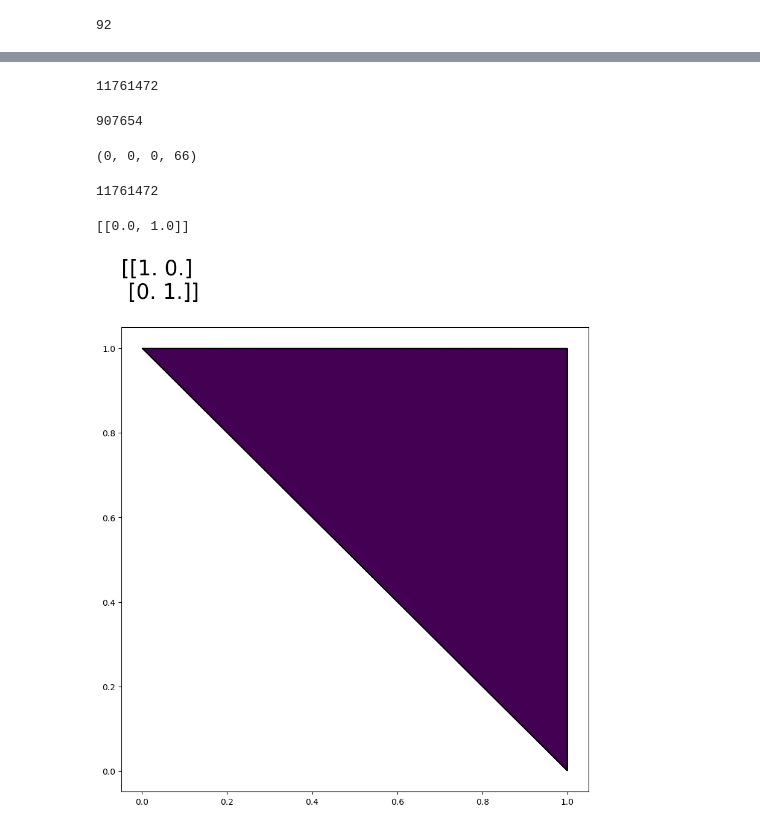
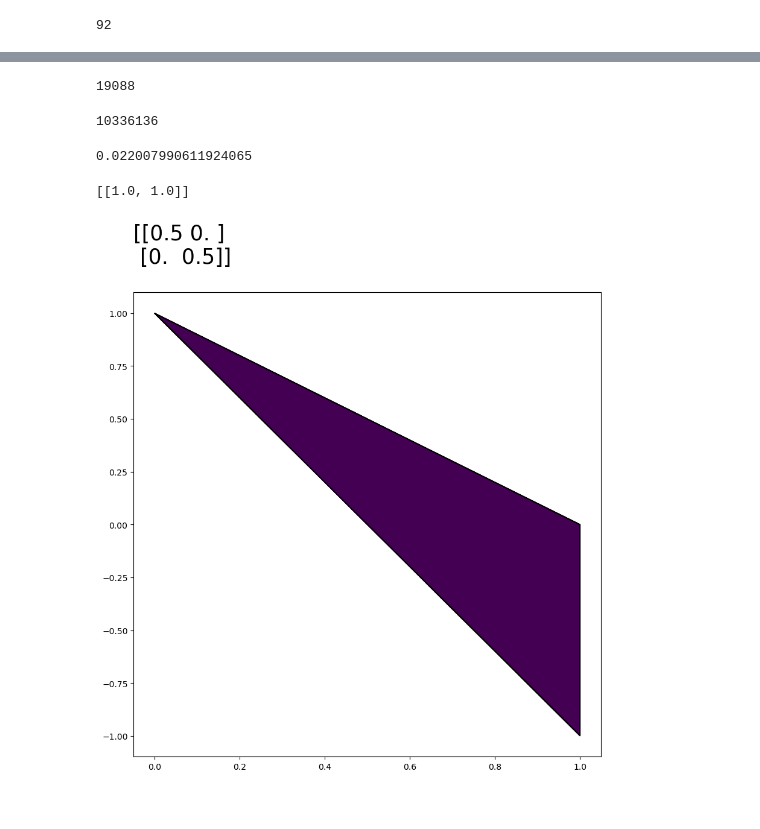
Before and after one commit to mlbeers/MXM, a Jupyter notebook: Poincare_Sections/Testing.ipynb, the cells around one changed output, grey strips where cells are left out. Saved outputs shown, nothing was run; the diff lists cells and outputs as text; code cells hidden in the pictures.

```diff
--- a/Poincare_Sections/Testing.ipynb
+++ b/Poincare_Sections/Testing.ipynb
@@ -108,14 +192,14 @@ perm.show()
 # %%
-vecs0 = load_arrays_from_file(os.path.join("vecs", "vecs7-4(1).npy"))
-vecs1 = load_arrays_from_file(os.path.join("vecs", "vecs7-3.npy"))
+vecs0 = load_arrays_from_file(os.path.join("vecs", "vecs7-1.npy"))
+vecs1 = load_arrays_from_file(os.path.join("vecs", "vecs8-1.npy"))
 # %%
 len(vecs0)
 # %% [output]
-11761472
+19088
 # %%
 len(vecs1)
 # %% [output]
-907654
+10336136
 # %%
 # load these values after kernel crashes
 %store -r a
@@ -126,36 +210,37 @@ len(vecs1)
 %store -r total_list
 %store -r dfs
 # %%
-len(dfs), len(total_list), total, len(a)
+import pickle
+with open(os.path.join("results", f"{7} - {0}", "setup.pkl"), 'rb') as f:
+    loaded_data = pickle.load(f)
+a,c,e,g = loaded_data
-# %% [output]
-(0, 0, 0, 66)
 # %%
 #Run computations for individual cusps and see if the output is decent
 #j represents the jth cusps
 #change i to get new output for the jth cusp
 
-# 0, 24, 24, 0, 6, 13, 0, 3, 3, 1
-
+t0 = time()
 i = 0
 j = 0
 n_squares = 7
 dx = 0.0005
-index = 4
-vecs, x_vals, m0, m1, x0, y0, dx_y = setup(a[i][j], c[i][j], e[i][j], vecs0, dx, False)
+index = 0
+vecs, x_vals, m0, m1, x0, y0, dx_y, z = setup(a[i][j], c[i][j], e[i][j], vecs0, dx, True)
 df = winners(vecs, x_vals, m0, m1, y0, dx, dx_y)
-
+tf = time()
+print((tf-t0)/60**2)
 # output is:
 # number of vectors
 # the x and y coords of the "section vector"
 # poincare section plot
 # %% [output]
-11761472
+0.022007990611924065
 # %%
 #plot the poincare section for the cusp represenation
-plot(df, vecs, c[i][j], j, n_squares, index, test = False)
+plot(df, vecs, c[i][j], j, n_squares, index, test = True)
 # %% [output]
-[[0.0, 1.0]]
+[[1.0, 1.0]]
-[figure, old version]
+[figure, new version]
 # %%
 # plot the pdf for this cusp
 sec_list = sec_setup(df, dx_y)
```
Also changed, not shown: parts of 44 cells of this notebook, 3 other files.
